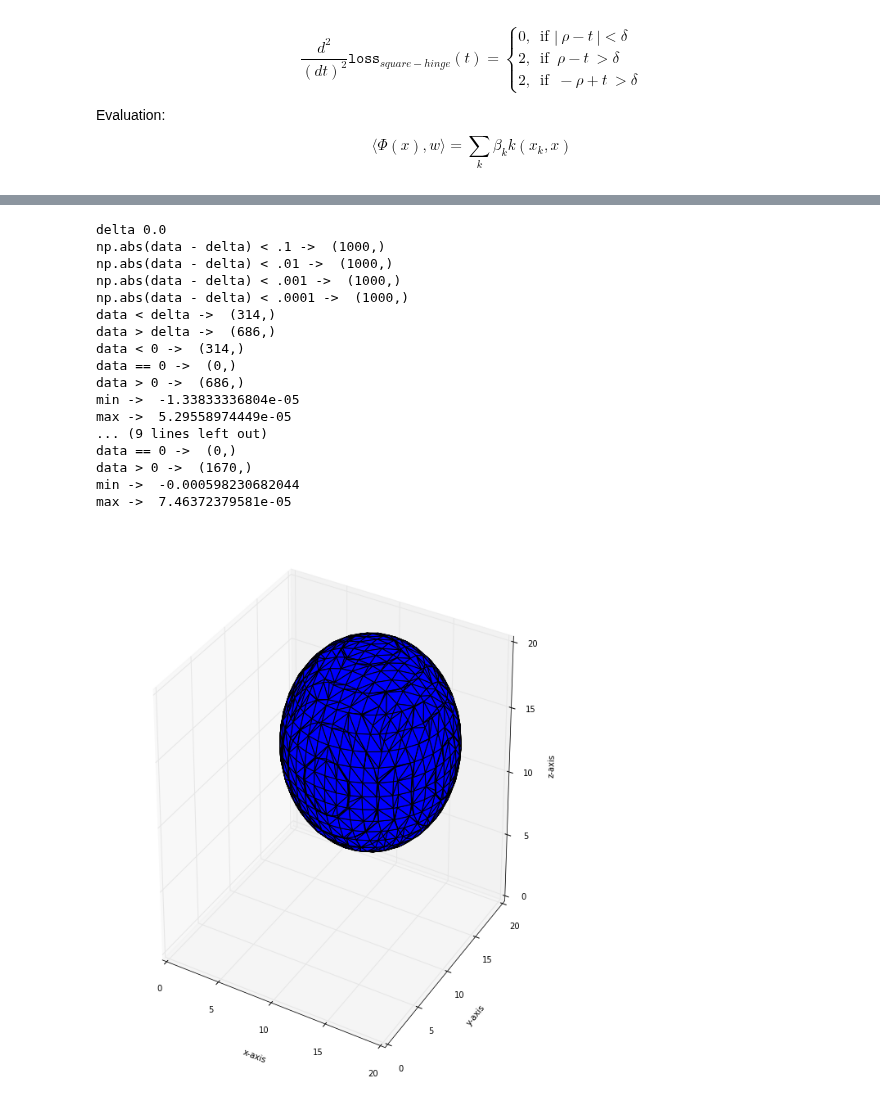
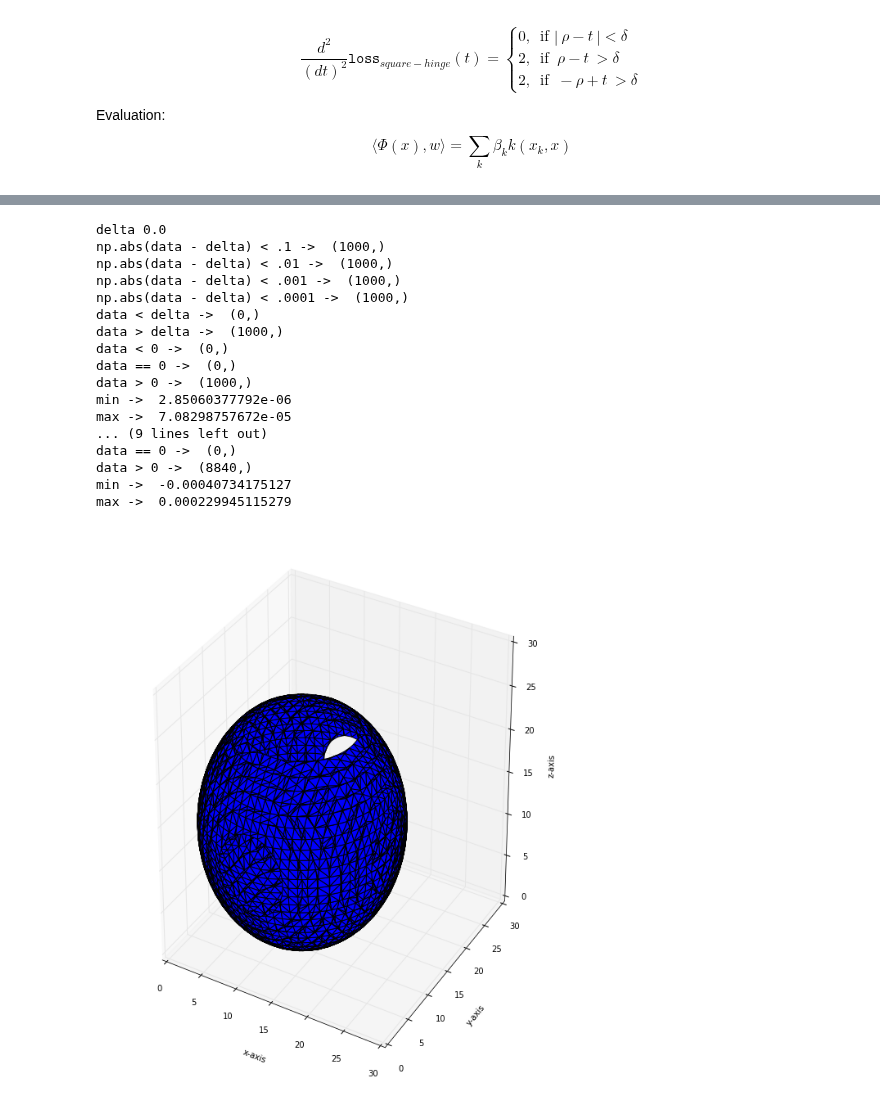
Before and after one commit to michrawson/SVM_Implicit_Surface_Reconstruction, a Jupyter notebook: Primal-Slab-SVM-Sphere.ipynb, the cells around one changed output, grey strips where cells are left out. Cells and saved outputs as stored; diff of their text form; code cells hidden in the pictures.

```diff
--- a/Primal-Slab-SVM-Sphere.ipynb
+++ b/Primal-Slab-SVM-Sphere.ipynb
@@ -68,7 +68,7 @@ x=np.zeros((0))
 K=np.zeros((0))
 K_inv=np.zeros((0))
 points_count = 1000
-points_std_from_surface = 0.0
+points_std_from_surface = 0
 
 def H(beta,loss_vect_list):
     start = time.time()
@@ -275,10 +275,10 @@ def get_data_points():
 
     x = np.zeros((len(points),3))
     for p in range(len(points)):
-        if points_std_from_surface>0:
+        if points_std_from_surface > 0:
             r = random.normal(loc=1,scale=points_std_from_surface)
         else:
-            r = 1
+            r = 2
         z_cord = r * np.sin(points[p][1])
 
         r_temp = r * np.cos(points[p][1])
@@ -399,62 +398,62 @@ losses = []
 for i in range(len(x)):
     losses.append(f(x[i], Newton_Desc.beta))
 
-proc_data(Newton_Desc.beta,np.asarray(losses))
+# proc_data(Newton_Desc.beta,np.asarray(losses))
 
 data = pop_data_grid(Newton_Desc.beta)
 
-proc_data(Newton_Desc.beta,data)
+# proc_data(Newton_Desc.beta,data)
 # %% [output]
 delta 0.0
 np.abs(data - delta) < .1 ->  (1000,)
 np.abs(data - delta) < .01 ->  (1000,)
 np.abs(data - delta) < .001 ->  (1000,)
 np.abs(data - delta) < .0001 ->  (1000,)
-data < delta ->  (314,)
-data > delta ->  (686,)
-data < 0 ->  (314,)
+data < delta ->  (0,)
+data > delta ->  (1000,)
+data < 0 ->  (0,)
 data == 0 ->  (0,)
-data > 0 ->  (686,)
-min ->  -1.33833336804e-05
-max ->  5.29558974449e-05
+data > 0 ->  (1000,)
+min ->  2.85060377792e-06
+max ->  7.08298757672e-05
 ... (9 lines left out)
 data == 0 ->  (0,)
-data > 0 ->  (1670,)
-min ->  -0.000598230682044
-max ->  7.46372379581e-05
+data > 0 ->  (8840,)
+min ->  -0.00040734175127
+max ->  0.000229945115279
 # %%
 %matplotlib inline
 import numpy as np
 import matplotlib.pyplot as plt
 import sys
 from mpl_toolkits.mplot3d.art3d import Poly3DCollection
 
 from skimage import measure
 from skimage.draw import ellipsoid
 
 # Use marching cubes to obtain the surface mesh of these ellipsoids
 verts, faces = measure.marching_cubes(data, 0)
 
 # Display resulting triangular mesh using Matplotlib. This can also be done
 # with mayavi (see skimage.measure.marching_cubes docstring).
 fig = plt.figure(figsize=(10, 12))
 ax = fig.add_subplot(111, projection='3d')
 
 # Fancy indexing: `verts[faces]` to generate a collection of triangles
 mesh = Poly3DCollection(verts[faces])
 ax.add_collection3d(mesh)
 
 ax.set_xlabel("x-axis")
 ax.set_ylabel("y-axis")
 ax.set_zlabel("z-axis")
 
-ax.set_xlim(-0, 20)
-ax.set_ylim(-0, 20)
-ax.set_zlim(-0, 20)
+ax.set_xlim(-0, 30)
+ax.set_ylim(-0, 30)
+ax.set_zlim(-0, 30)
 
 plt.show()
 # %% [output]
-[figure, old version]
+[figure, new version]
 # %%
 %matplotlib nbagg
 plt.clf()
```
Also changed, not shown: parts of 1 cell of this notebook, 1 other file.
